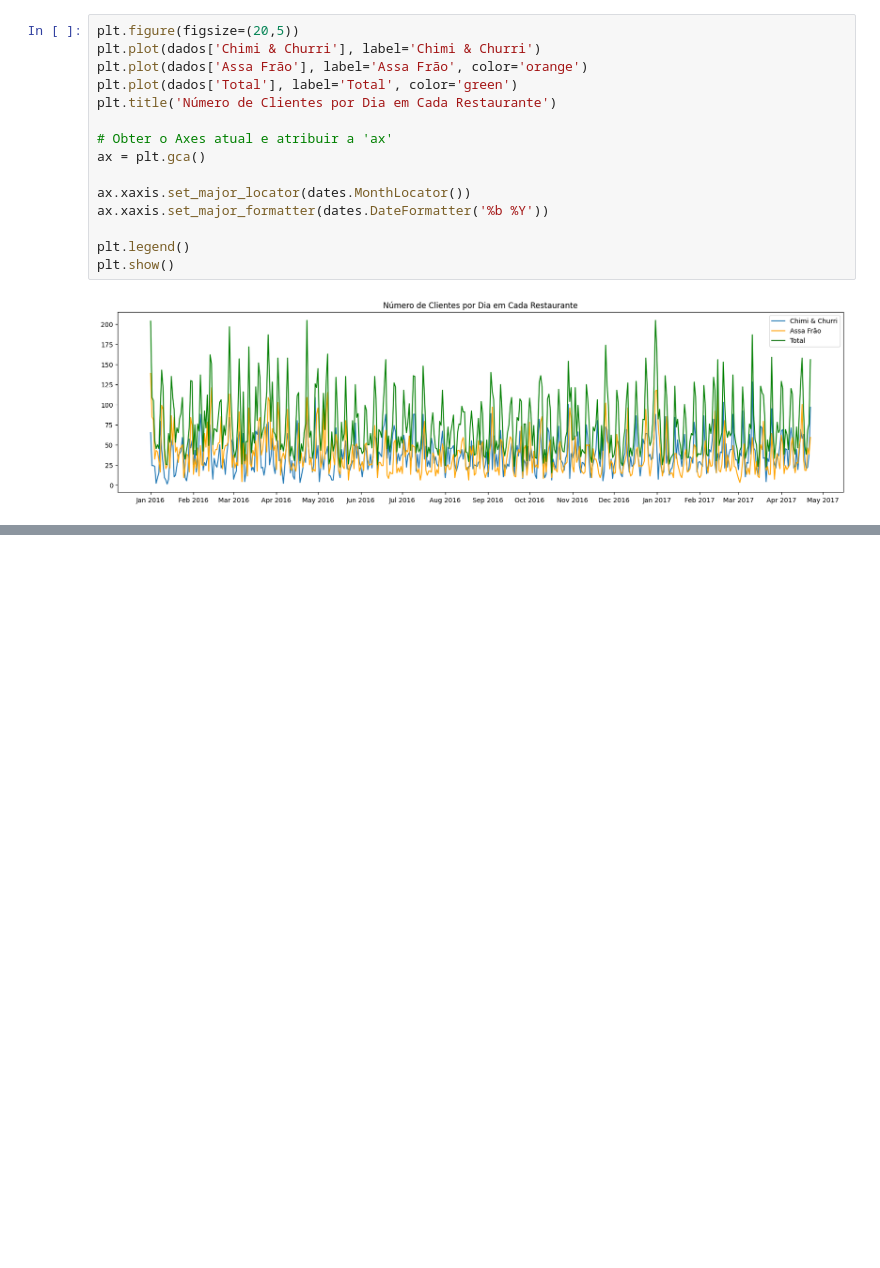
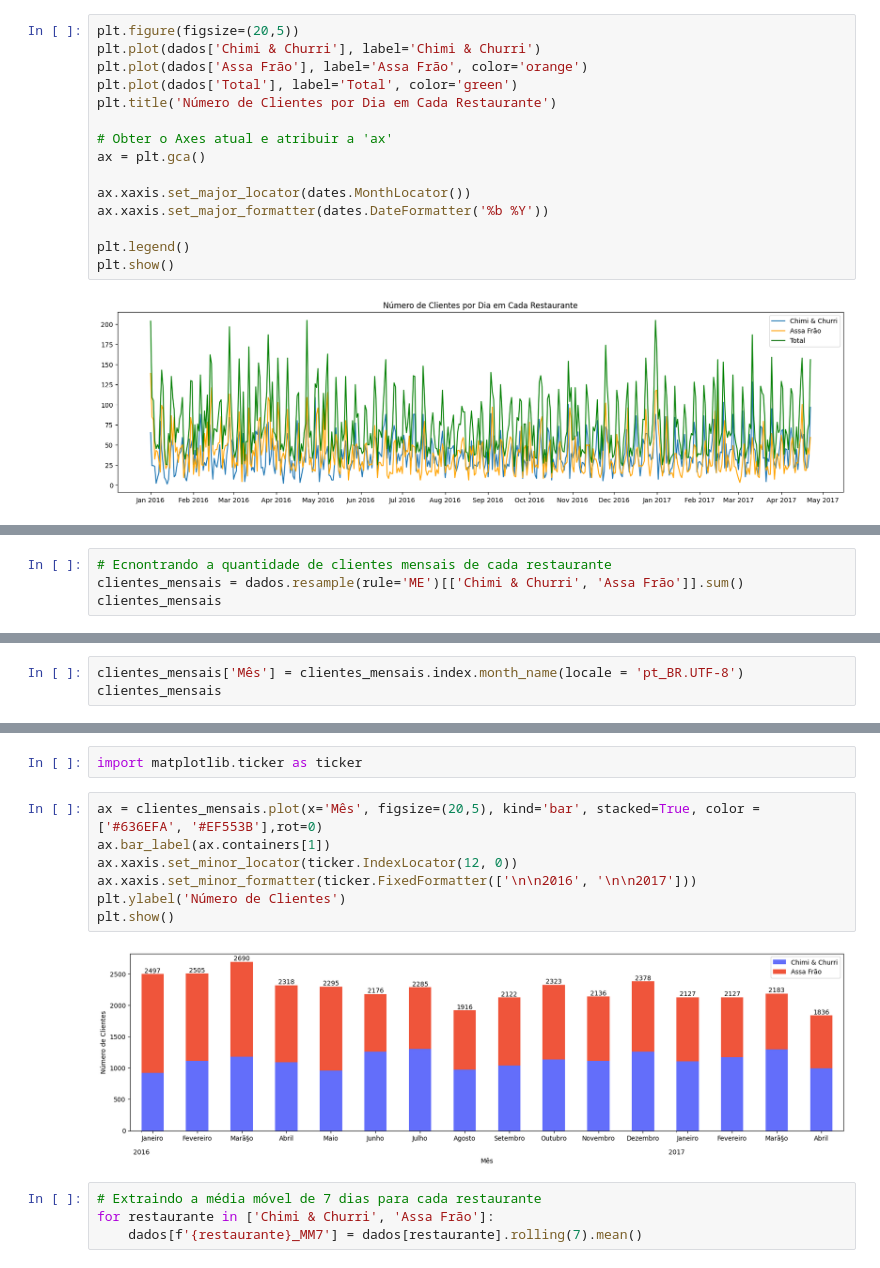
Before and after one commit to JCarapina/Estudos-praticos, a Jupyter notebook: arquivo.ipynb, the cells around one changed output, grey strips where cells are left out. Saved outputs shown, nothing was run; the diff lists cells and outputs as text; blank space fills up the shorter version.

Commit message:
Analise temporal com média movel

```diff
--- a/arquivo.ipynb
+++ b/arquivo.ipynb
@@ -229,0 +223,4 @@ plt.show()
+# %%
+# Ecnontrando a quantidade de clientes mensais de cada restaurante
+clientes_mensais = dados.resample(rule='ME')[['Chimi & Churri', 'Assa Frão']].sum()
+clientes_mensais
@@ -229,0 +254,3 @@ plt.show()
+# %%
+clientes_mensais['Mês'] = clientes_mensais.index.month_name(locale = 'pt_BR.UTF-8')
+clientes_mensais
@@ -229,0 +276,15 @@ plt.show()
+# %%
+import matplotlib.ticker as ticker
+# %%
+ax = clientes_mensais.plot(x='Mês', figsize=(20,5), kind='bar', stacked=True, color = ['#636EFA', '#EF553B'],rot=0)
+ax.bar_label(ax.containers[1])
+ax.xaxis.set_minor_locator(ticker.IndexLocator(12, 0))
+ax.xaxis.set_minor_formatter(ticker.FixedFormatter(['\n\n2016', '\n\n2017']))
+plt.ylabel('Número de Clientes')
+plt.show()
+# %% [output]
+[figure, added]
+# %%
+# Extraindo a média móvel de 7 dias para cada restaurante
+for restaurante in ['Chimi & Churri', 'Assa Frão']:
+    dados[f'{restaurante}_MM7'] = dados[restaurante].rolling(7).mean()
```
Also changed, not shown: parts of 14 cells of this notebook.
